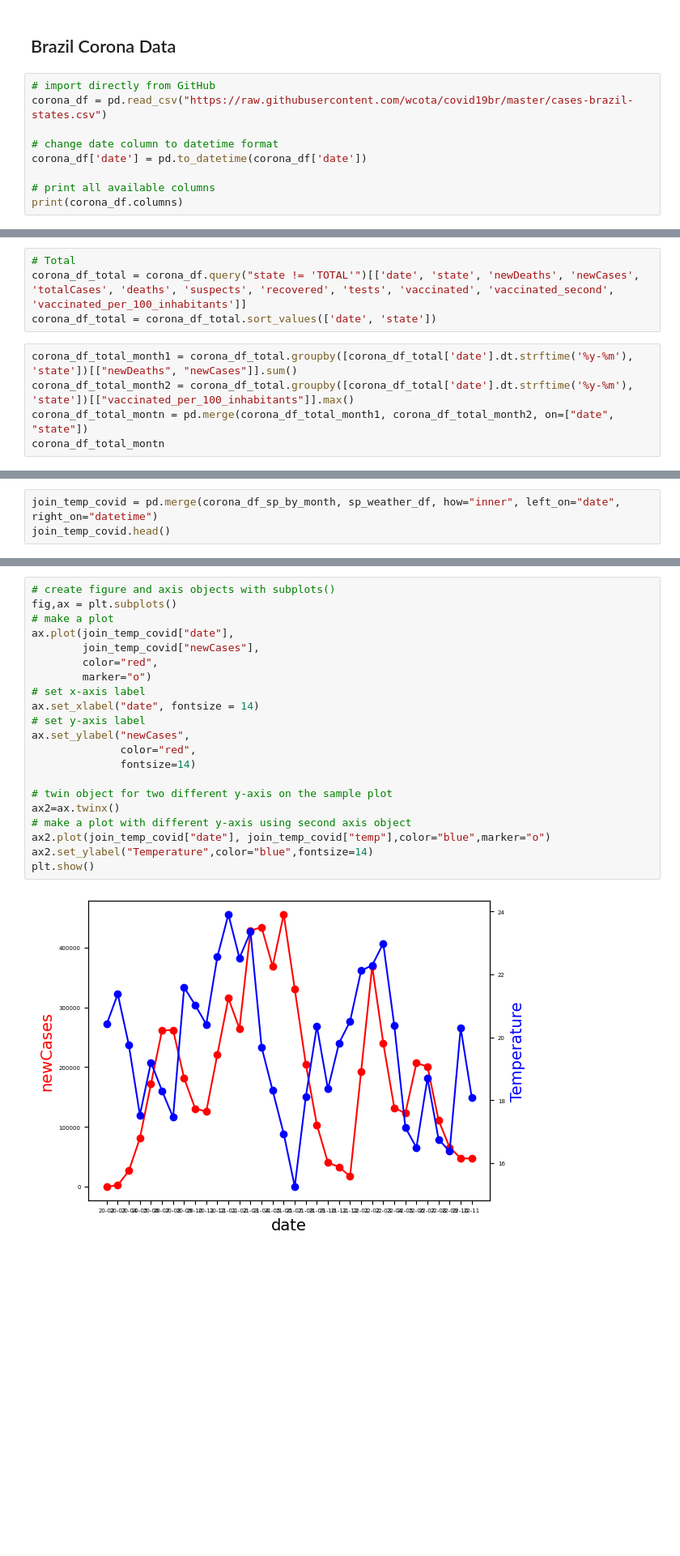
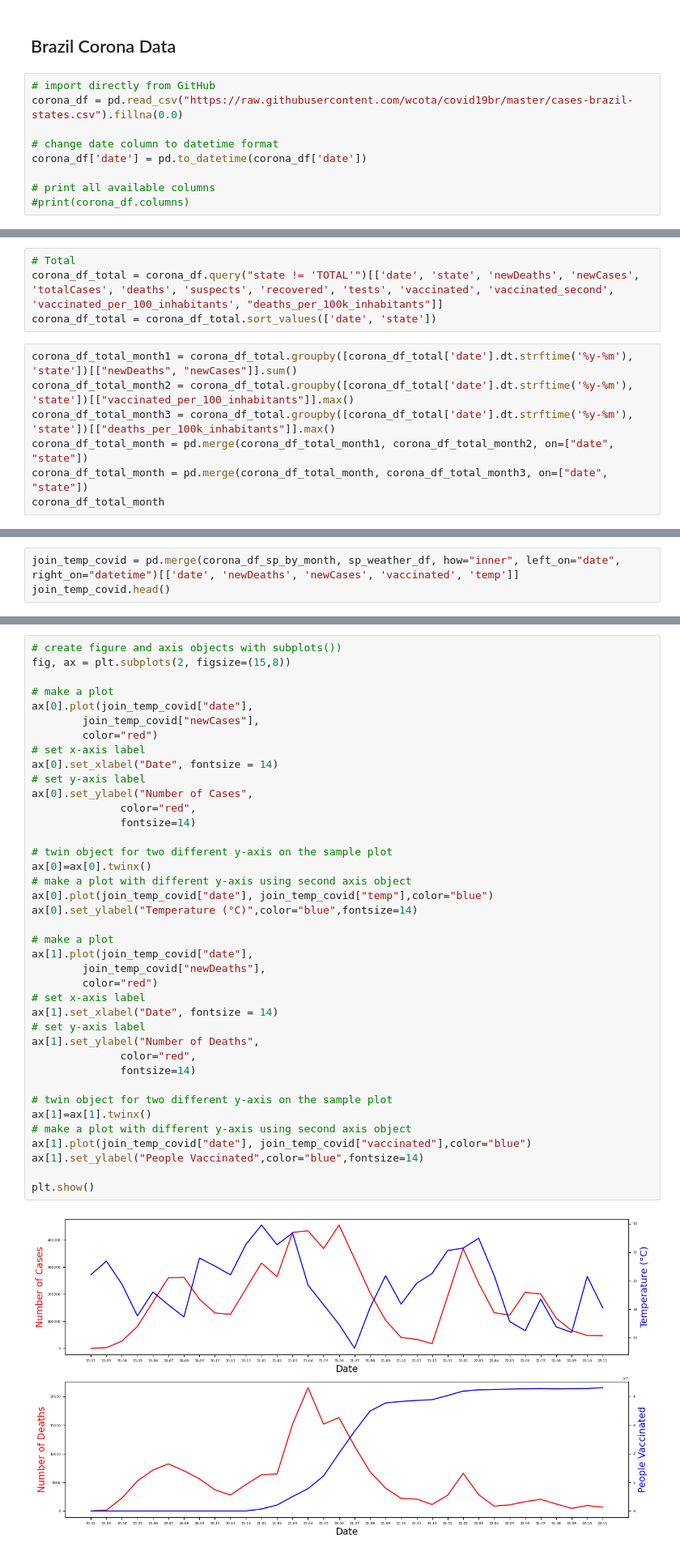
Before and after one commit to MatRicci1/covid-analysis, a Jupyter notebook: covid_gp4.ipynb, the cells around one changed output, grey strips where cells are left out. Shown at 81% size. Saved outputs shown, nothing was run; the diff lists cells and outputs as text; blank space fills up the shorter version.

Commit message:
Added overall visualization and correlation

```diff
--- a/covid_gp4.ipynb
+++ b/covid_gp4.ipynb
@@ -13,10 +12,10 @@ warnings.filterwarnings('ignore')
 ## Brazil Corona Data
 # %%
 # import directly from GitHub
-corona_df = pd.read_csv("https://raw.githubusercontent.com/wcota/covid19br/master/cases-brazil-states.csv")
+corona_df = pd.read_csv("https://raw.githubusercontent.com/wcota/covid19br/master/cases-brazil-states.csv").fillna(0.0)
 
 # change date column to datetime format
 corona_df['date'] = pd.to_datetime(corona_df['date'])
 
 # print all available columns
-print(corona_df.columns)
+#print(corona_df.columns)
@@ -34,10 +37,12 @@ Index(['epi_week', 'date', 'country', 'state', 'city', 'newDeaths', 'deaths',
 # %%
 # Total
-corona_df_total = corona_df.query("state != 'TOTAL'")[['date', 'state', 'newDeaths', 'newCases', 'totalCases', 'deaths', 'suspects', 'recovered', 'tests', 'vaccinated', 'vaccinated_second', 'vaccinated_per_100_inhabitants']]
+corona_df_total = corona_df.query("state != 'TOTAL'")[['date', 'state', 'newDeaths', 'newCases', 'totalCases', 'deaths', 'suspects', 'recovered', 'tests', 'vaccinated', 'vaccinated_second', 'vaccinated_per_100_inhabitants', "deaths_per_100k_inhabitants"]]
 corona_df_total = corona_df_total.sort_values(['date', 'state'])
 # %%
 corona_df_total_month1 = corona_df_total.groupby([corona_df_total['date'].dt.strftime('%y-%m'), 'state'])[["newDeaths", "newCases"]].sum()
 corona_df_total_month2 = corona_df_total.groupby([corona_df_total['date'].dt.strftime('%y-%m'), 'state'])[["vaccinated_per_100_inhabitants"]].max()
-corona_df_total_montn = pd.merge(corona_df_total_month1, corona_df_total_month2, on=["date", "state"])
-corona_df_total_montn
+corona_df_total_month3 = corona_df_total.groupby([corona_df_total['date'].dt.strftime('%y-%m'), 'state'])[["deaths_per_100k_inhabitants"]].max()
+corona_df_total_month = pd.merge(corona_df_total_month1, corona_df_total_month2, on=["date", "state"])
+corona_df_total_month = pd.merge(corona_df_total_month, corona_df_total_month3, on=["date", "state"])
+corona_df_total_month
 # %% [output]
@@ -147,4 +180,4 @@ sp_weather_df.head()
 # %%
-join_temp_covid = pd.merge(corona_df_sp_by_month, sp_weather_df, how="inner", left_on="date", right_on="datetime")
+join_temp_covid = pd.merge(corona_df_sp_by_month, sp_weather_df, how="inner", left_on="date", right_on="datetime")[['date', 'newDeaths', 'newCases', 'vaccinated', 'temp']]
 join_temp_covid.head()
 # %% [output]
@@ -164,23 +192,41 @@ join_temp_covid["newDeaths"].plot()
 # %%
-# create figure and axis objects with subplots()
-fig,ax = plt.subplots()
+# create figure and axis objects with subplots())
+fig, ax = plt.subplots(2, figsize=(15,8))
+
 # make a plot
-ax.plot(join_temp_covid["date"],
+ax[0].plot(join_temp_covid["date"],
         join_temp_covid["newCases"],
-        color="red",
-        marker="o")
+        color="red")
 # set x-axis label
-ax.set_xlabel("date", fontsize = 14)
+ax[0].set_xlabel("Date", fontsize = 14)
 # set y-axis label
-ax.set_ylabel("newCases",
+ax[0].set_ylabel("Number of Cases",
               color="red",
               fontsize=14)
 
 # twin object for two different y-axis on the sample plot
-ax2=ax.twinx()
+ax[0]=ax[0].twinx()
 # make a plot with different y-axis using second axis object
-ax2.plot(join_temp_covid["date"], join_temp_covid["temp"],color="blue",marker="o")
-ax2.set_ylabel("Temperature",color="blue",fontsize=14)
+ax[0].plot(join_temp_covid["date"], join_temp_covid["temp"],color="blue")
+ax[0].set_ylabel("Temperature (°C)",color="blue",fontsize=14)
+
+# make a plot
+ax[1].plot(join_temp_covid["date"],
+        join_temp_covid["newDeaths"],
+        color="red")
+# set x-axis label
+ax[1].set_xlabel("Date", fontsize = 14)
+# set y-axis label
+ax[1].set_ylabel("Number of Deaths",
+              color="red",
+              fontsize=14)
+
+# twin object for two different y-axis on the sample plot
+ax[1]=ax[1].twinx()
+# make a plot with different y-axis using second axis object
+ax[1].plot(join_temp_covid["date"], join_temp_covid["vaccinated"],color="blue")
+ax[1].set_ylabel("People Vaccinated",color="blue",fontsize=14)
+
 plt.show()
 # %% [output]
-[figure, old version]
+[figure, new version]
```
Also changed, not shown: parts of 30 cells of this notebook.
